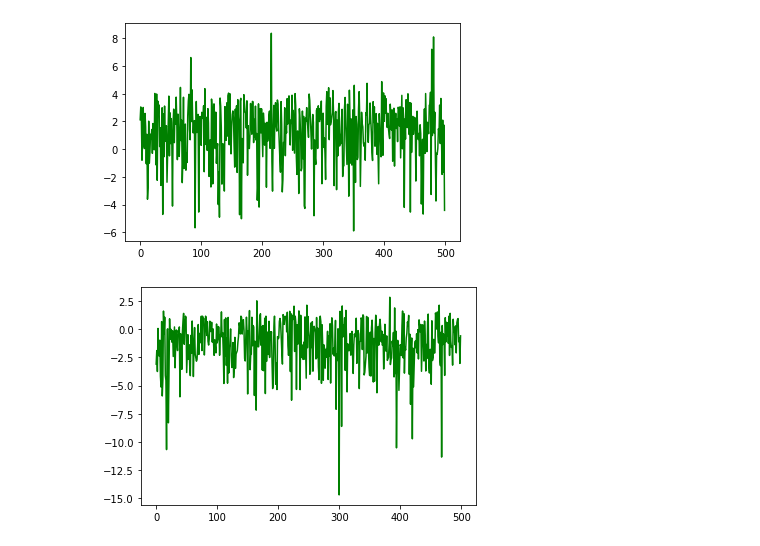
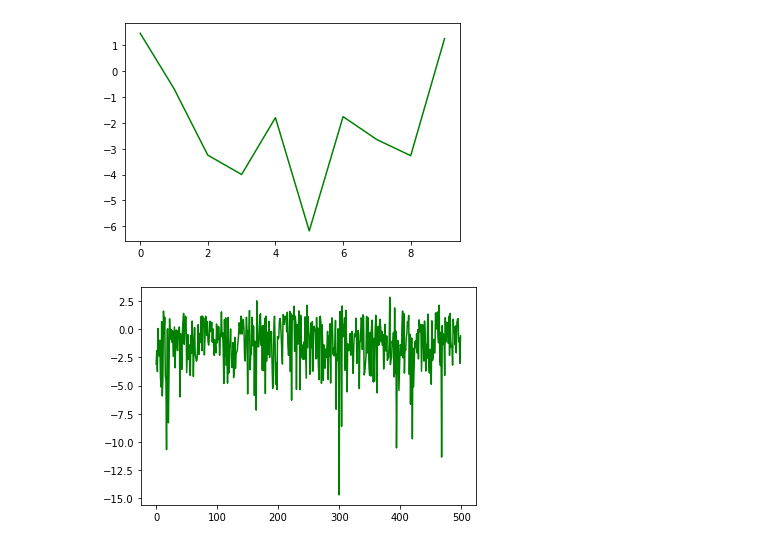
Before and after one commit to neytjieb1/optimisation_ml, a Jupyter notebook: Part 2/p2Q6.ipynb, the cells around one changed output. Drawn from its saved outputs; the diff is of its cells as text; code cells hidden in the pictures.

```diff
--- a/Part 2/p2Q6.ipynb
+++ b/Part 2/p2Q6.ipynb
@@ -35,9 +35,11 @@ def relu(x):
     value = np.maximum(0, x)
 
     def vjp(u):
-        gdash = lambda y: 1 if y>=0 else 0
-        gdash = np.vectorize(gdash)
-        vjp_wrt_x = u*gdash(x)
+        # gdash = lambda y: 1 if y>=0 else 0
+        gdash = (x>0).reshape(-1,1)
+        # gdash = np.vectorize(gdash)
+        # vjp_wrt_x = u*gdash(x)
+        vjp_wrt_x = u*gdash
         return vjp_wrt_x,
         # The comma is important!
 
@@ -86,8 +88,7 @@ def mlp2(x, W):
     W2, W1 = W
     a, vjp_dot1 = dot(W1, x)
     b, vjp_relu = relu(a)
-    c, vjp_dot2 = dot(W2, b)
-    value = c
+    value, vjp_dot2 = dot(W2, b)
 
     def vjp(u):
         vjp_wrt_b, vjp_wrt_W2 = vjp_dot2(u)
@@ -122,7 +123,7 @@ def squared_loss(y_pred, y):
         vjp_y_pred = u*(1*residual)
         vjp_y = u*(-1*residual)
         return vjp_y_pred, vjp_y
-    value = 0.5 * np.sum(residual ** 2)
+    value = 0.5 * np.sum(residual ** 2) / y_pred.shape[0]
     return value, vjp
 
 def loss_i(i, X, y, W):
@@ -143,23 +144,27 @@ def SGD(niter, step, W, X_train, y_train):
     loss_evol = []
 
     for it in range(niter):
+        if (it%n == 0):
+            print(f'Epoch {it//n}', end='\r')
         index = np.random.choice(n, 1)[-1]
 
         vali, vjpi = loss_i(index, X_train, y_train, W)
-        vjp_wrtx, vjp_wrty, vjp_wrtW = vjpi(1)
+        u = np.array([1]).reshape(-1,1)
+        vjp_wrtx, vjp_wrty, vjp_wrtW = vjpi(u)
 
         for k in range(len(W)):
-            W[k] = W[k] - vjp_wrtW[k]*step
+            W[k] = W[k] - (1/n)*vjp_wrtW[k]*step
 
-        loss_evol.append(vali)
+        loss_evol.append(vali/n)
 
     return loss_evol
 # %%
 X_train, y_train, X_test, y_test = importData()
 n, d = X_train.shape
 # %%
-innerdim = 3
-W0 = np.random.randn(innerdim, d)           #np.ones((innerdim, d))
-W1 = np.random.randn(innerdim, innerdim)    #np.ones((innerdim, innerdim))
+innerdim = 5
+W0 = np.random.randn(innerdim, d)        #np.ones((innerdim, d)) #
+W1 = np.ones((innerdim, innerdim)) #np.random.randn(innerdim, innerdim)
 W2 = np.random.randn(1, innerdim)           #np.ones((1, innerdim))
 W = [W2, W1, W0]
+print([i.shape for i in W])
@@ -166,3 +232,3 @@ W = [W2, W1, W0]
 # %%
-
-errs = SGD(niter=500, step=1e-10, W=W, X_train=X_train, y_train=y_train)
+epochs = 10
+errs = SGD(niter=n*epochs, step=1e-10, W=W, X_train=X_train, y_train=y_train)
@@ -169,8 +254,10 @@ errs = SGD(niter=500, step=1e-10, W=W, X_train=X_train, y_train=y_train)
 # %%
 import matplotlib.pyplot as plt
-plt.plot(np.log(errs), 'g');
+t = np.linspace(0, epochs-1, epochs)
+plt.plot(np.log(errs[::n]), 'g');
+# plt.xticks(t[::2]);
 # %% [output]
-[figure, old version]
+[figure, new version]
 # %%
 def SGD_minibatch(niter, step, W, X_train, y_train, batchsize):
     n, d = X_train.shape
```
Also changed, not shown: parts of 6 cells of this notebook, 3 other files.
